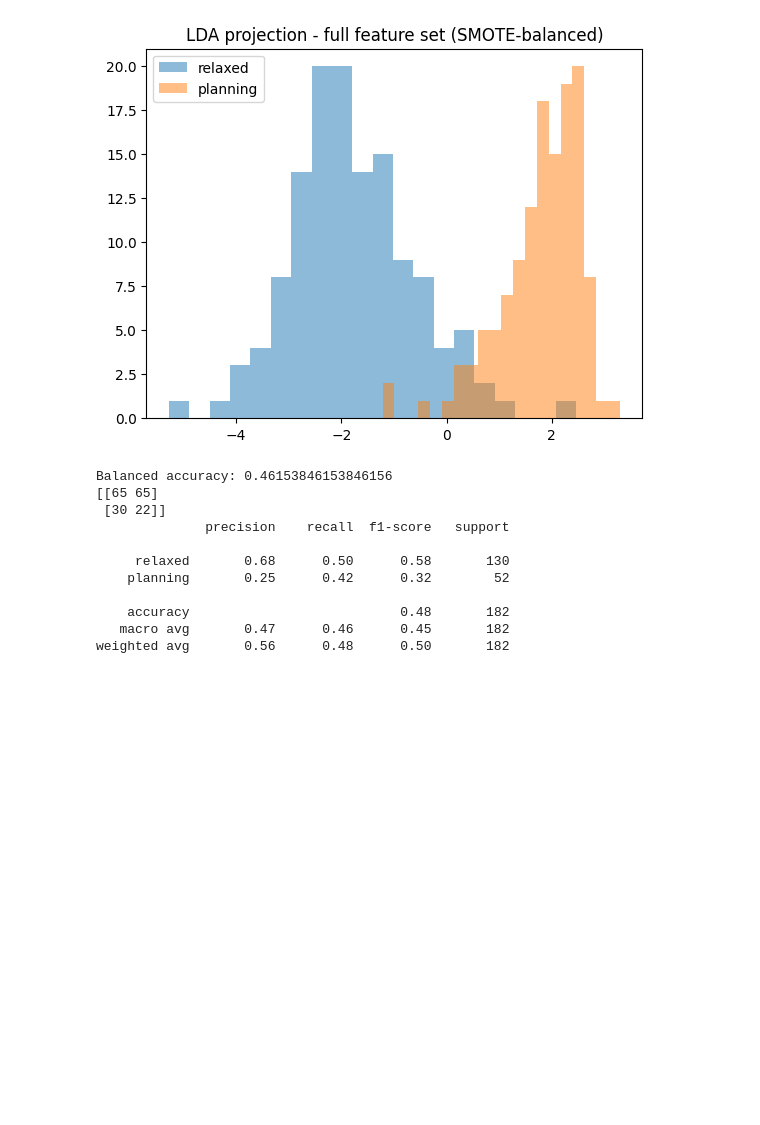
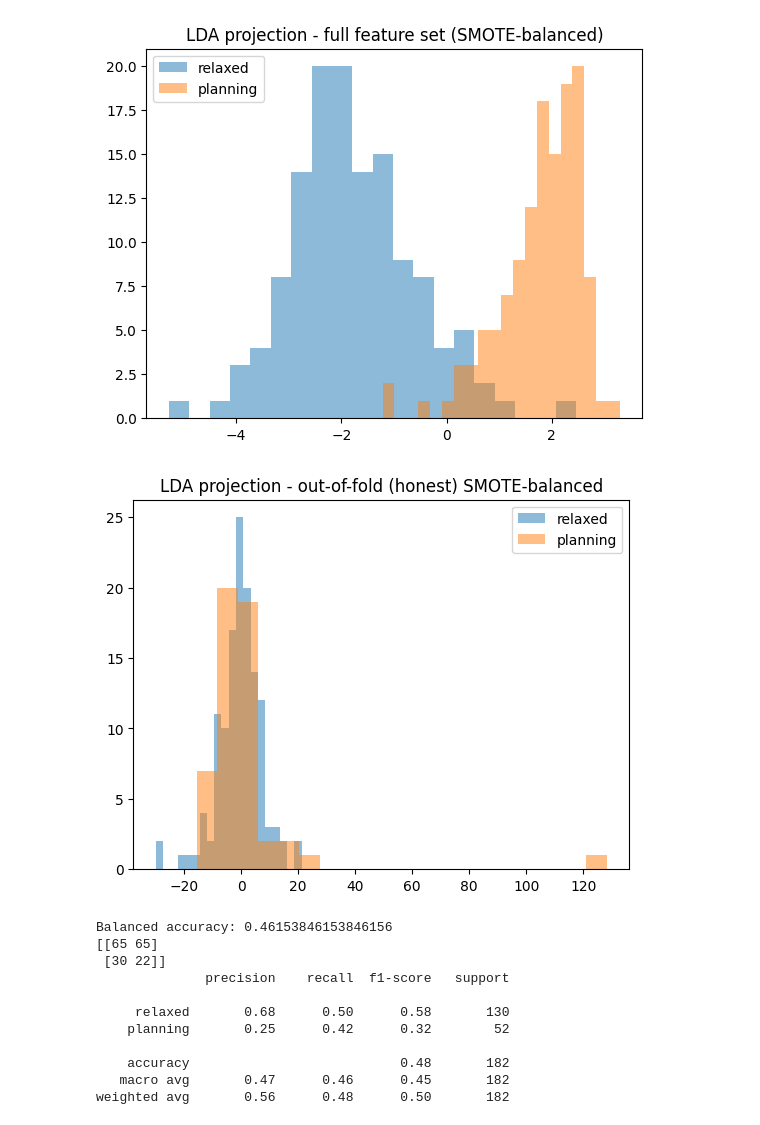
Before and after one commit to AkilanSS/motor-imagery-wavelet-classification, a Jupyter notebook: scratch_books/wpt.ipynb, the cells around one changed output. Drawn from its saved outputs; the diff is of its cells as text; code cells hidden in the pictures; blank space fills up the shorter version.

```diff
--- a/scratch_books/wpt.ipynb
+++ b/scratch_books/wpt.ipynb
@@ -5,7 +5,7 @@ from sklearn.model_selection import StratifiedKFold, cross_val_predict
 from sklearn.metrics import confusion_matrix, classification_report
 from sklearn.preprocessing import StandardScaler
 # %%
-df = pd.read_csv('plrx.txt', delimiter='\t', header=None)
+df = pd.read_csv('../plrx.txt', delimiter='\t', header=None)
 X = df.iloc[:, :12].values
 y = df.iloc[:, 12].values
 # %% [markdown]
@@ -384,6 +386,45 @@ plt.show()
 Original class counts: {1.0: 130, 2.0: 52}
 Resampled class counts: {1.0: 130, 2.0: 130}
 [figure]
+# %%
+from sklearn.model_selection import StratifiedKFold
+from sklearn.preprocessing import StandardScaler
+from sklearn.discriminant_analysis import LinearDiscriminantAnalysis
+from imblearn.over_sampling import SMOTE
+import numpy as np
+import matplotlib.pyplot as plt
+
+X_filled = X_all_features.fillna(0).values
+y_arr = np.asarray(y)
+
+cv = StratifiedKFold(n_splits=5, shuffle=True, random_state=42)
+oof_proj = np.full(len(y_arr), np.nan)
+
+for train_idx, test_idx in cv.split(X_filled, y_arr):
+    X_train, X_test = X_filled[train_idx], X_filled[test_idx]
+    y_train = y_arr[train_idx]
+
+    scaler = StandardScaler().fit(X_train)
+    X_train_s = scaler.transform(X_train)
+    X_test_s = scaler.transform(X_test)
+
+    # SMOTE fit ONLY on training fold
+    X_train_res, y_train_res = SMOTE(random_state=42, k_neighbors=3).fit_resample(X_train_s, y_train)
+
+    lda = LinearDiscriminantAnalysis(n_components=1)
+    lda.fit(X_train_res, y_train_res)
+
+    # test fold was NEVER touched by SMOTE or LDA fitting
+    oof_proj[test_idx] = lda.transform(X_test_s).ravel()
+
+plt.figure()
+plt.hist(oof_proj[y_arr == 1], alpha=0.5, bins=20, label='relaxed')
+plt.hist(oof_proj[y_arr == 2], alpha=0.5, bins=20, label='planning')
+plt.legend()
+plt.title('LDA projection - out-of-fold (honest) SMOTE-balanced')
+plt.show()
+# %% [output]
+[figure, added]
 # %%
 from sklearn.model_selection import StratifiedKFold, cross_val_predict
 from sklearn.preprocessing import StandardScaler
```
Also changed, not shown: parts of 1 cell of this notebook, 1 other file.
